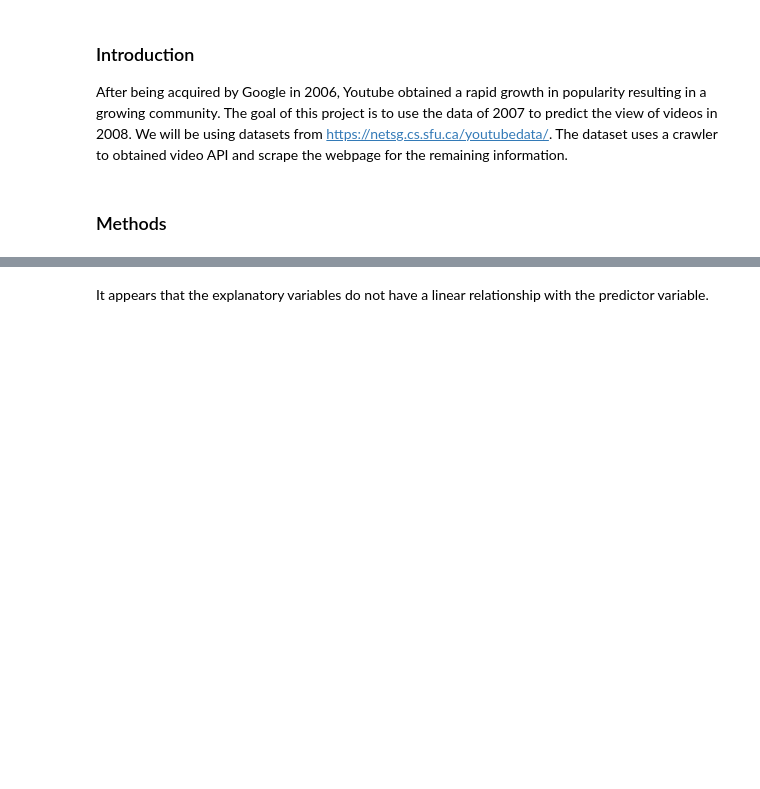
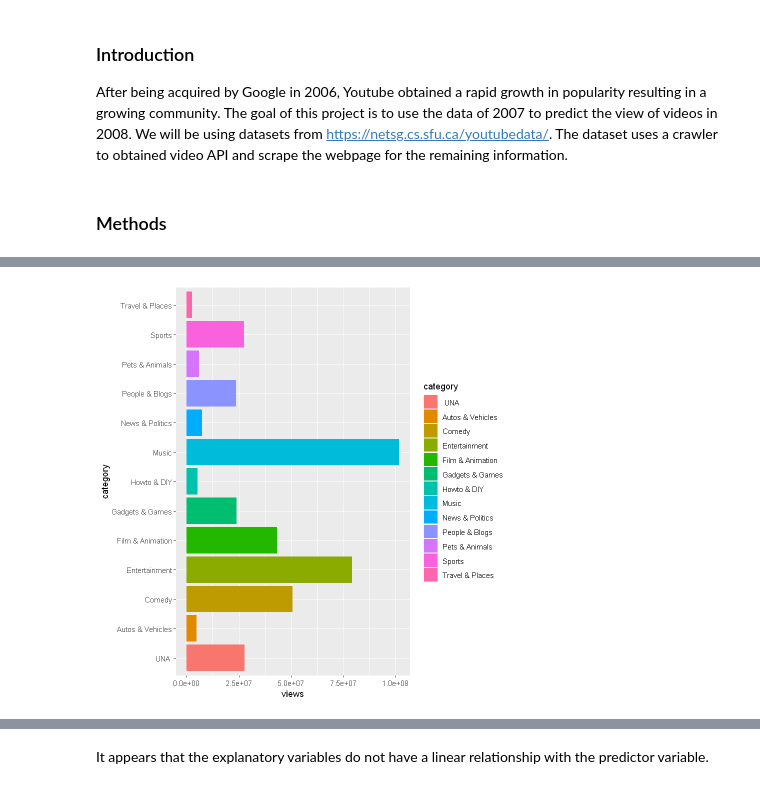
Before and after one commit to DSCI-310-2023/dsci-310-group-13, a Jupyter notebook: analysis.ipynb, the cells around one changed output, grey strips where cells are left out. Cells and saved outputs as stored; diff of their text form; code cells hidden in the pictures; blank space fills up the shorter version.

```diff
--- a/analysis.ipynb
+++ b/analysis.ipynb
@@ -134,0 +80,4 @@ plot(data2007$comments,data2007$views, ylab = 'Views', xlab = 'Comments', main =
+# %%
+ggplot(data2007, aes(category,views, fill = category))+ geom_bar(stat = 'identity')+coord_flip()
+# %% [output]
+[figure, added]
```
Also changed, not shown: parts of 14 cells of this notebook.
